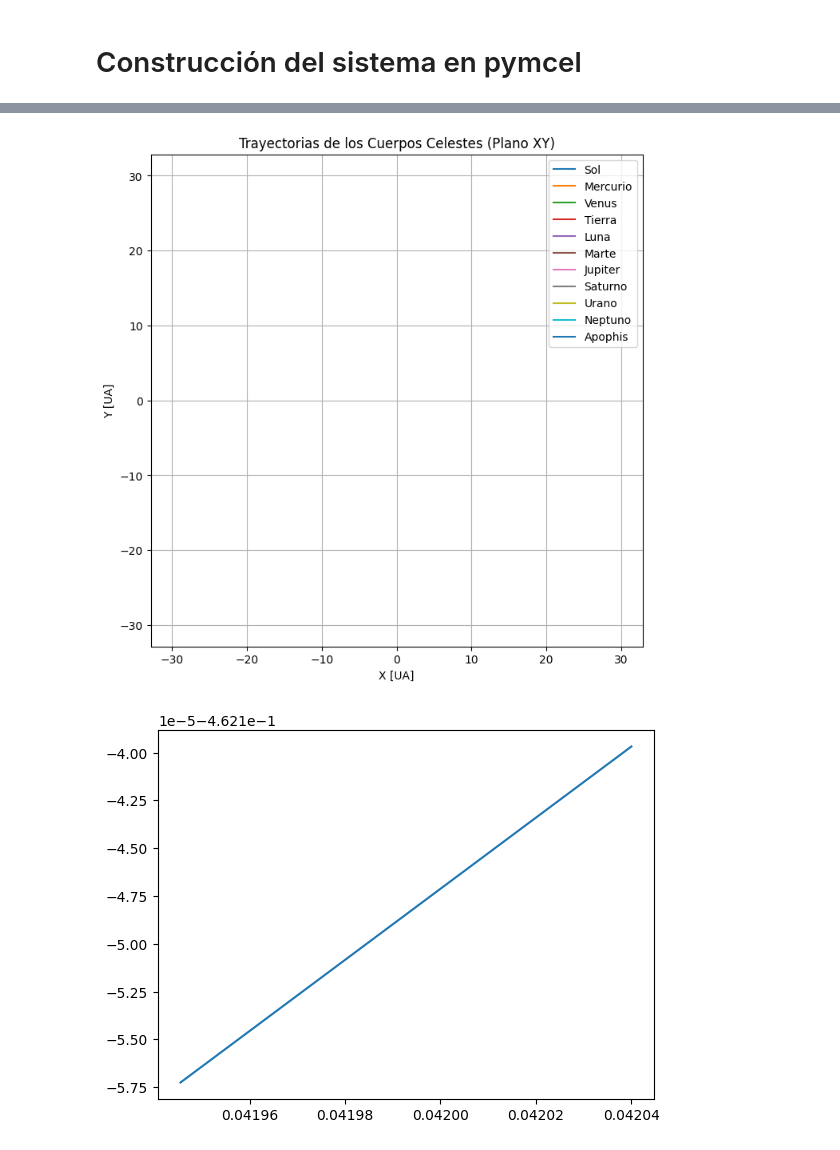
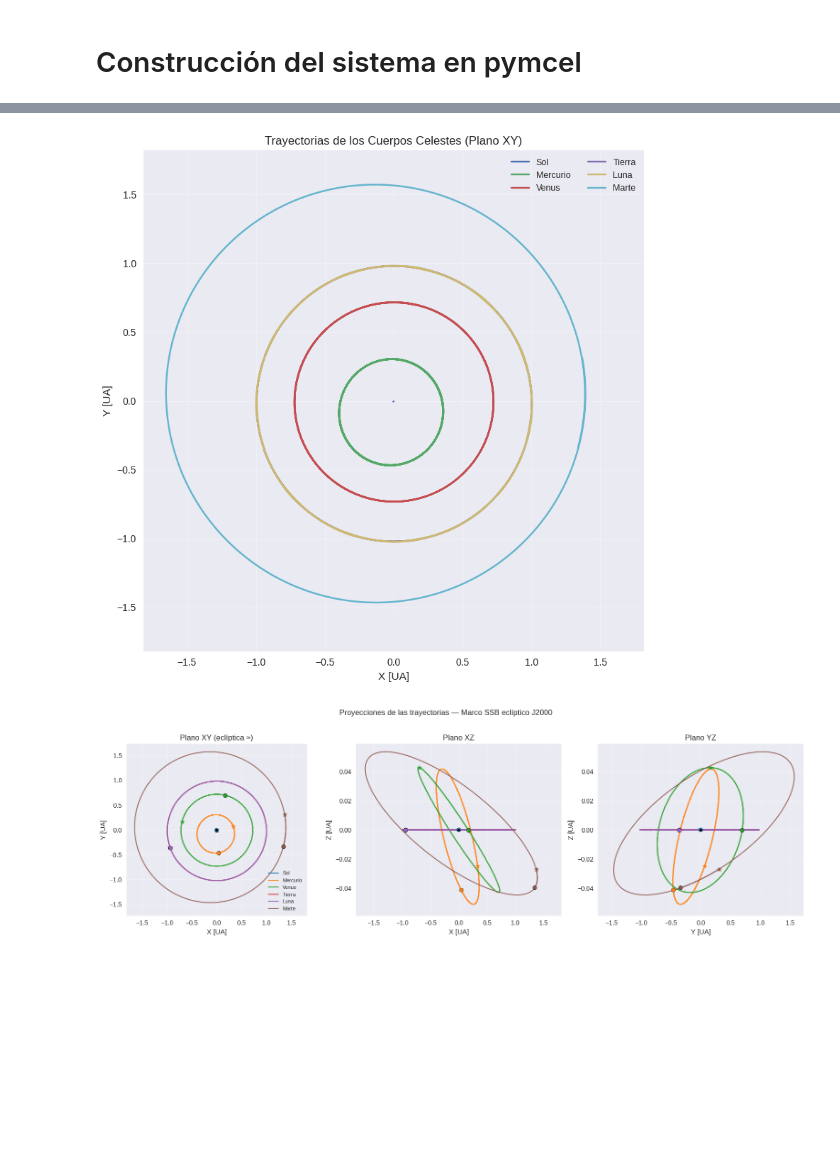
Before and after one commit to Daniel-534/Astroestadistica, a Jupyter notebook: ITM/Main.ipynb, the cells around one changed output, grey strips where cells are left out. Drawn from its saved outputs; the diff is of its cells as text; code cells hidden in the pictures; blank space fills up the shorter version.

```diff
--- a/ITM/Main.ipynb
+++ b/ITM/Main.ipynb
@@ -351,7 +353,7 @@ Apophis          4.0181e-24  [-23868943391.7092, +147962907965.2921, -8479228729
 # %%
 # Vector de tiempos
 N_PASOS = 1000
-T_FINAL = 365.0    # días
+T_FINAL = 2*365.0    # días
 ts = np.linspace(0.0, T_FINAL, N_PASOS)
 
 # Integración de N-Cuerpos con pymcel
@@ -362,7 +373,12 @@ plt.figure(figsize=(10, 8))
 
 # Calculate the maximum extent of the orbits in AU for dynamic plot limits
 max_coord = 0
-for i, nombre in enumerate(nombres_sim):
+
+# Find the index of 'Marte'
+marte_index = nombres_sim.index('Marte')
+
+# Iterate only up to and including Mars
+for i, nombre in enumerate(nombres_sim[:marte_index + 1]):
     # rs is already in AU (canonical unit system from the integration)
     r_plot_x = rs[i, :, 0]
     r_plot_y = rs[i, :, 1]
@@ -387,7 +403,7 @@ plt.gca().set_aspect('equal', adjustable='box')
 plt.tight_layout()
 plt.show()
 # %% [output]
-[figure, old version]
+[figure, new version]
 # %%
 # Proyecciones de órbitas en planos coordenados
 fig, axes = plt.subplots(1, 3, figsize=(16, 5))
@@ -396,36 +412,58 @@ planos = [
     (0, 1, 'X [UA]', 'Y [UA]', 'Plano XY (eclíptica ≈)'),
     (0, 2, 'X [UA]', 'Z [UA]', 'Plano XZ'),
     (1, 2, 'Y [UA]', 'Z [UA]', 'Plano YZ'),
 ]
 
 # Colors for each body
 colores = {nombre: plt.cm.tab10(i) for i, nombre in enumerate(nombres_sim)}
 
+# Find the index of 'Marte'
+marte_index = nombres_sim.index('Marte')
+
 for ax, (ix, iy, xl, yl, titulo) in zip(axes, planos):
-    for i, nombre in enumerate(nombres_sim):
+    max_val_x_current_plane = 0
+    max_val_y_current_plane = 0
+
+    for i, nombre in enumerate(nombres_sim[:marte_index + 1]): # Plot only up to Mars
         tray = rs[i]
         c = colores[nombre]
         ax.plot(tray[:, ix], tray[:, iy], '-', color=c, linewidth=1.5,
                 label=nombre, alpha=0.85)
         # Punto inicial
         ax.scatter(tray[0, ix], tray[0, iy], s=40, color=c,
                    edgecolors='k', linewidths=0.4, zorder=5)
         # Punto final (estrella)
-        ax.scatter(tray[-1, ix], tray[-1, iy], s=60, color=c, marker='*',
-                   zorder=5)
+        ax.scatter(tray[-1, ix], tray[-1, iy], s=60, color=c, marker='*', zorder=5)
+
+        # Update max_val_x and max_val_y for the current plane independently
+        max_val_x_current_plane = max(max_val_x_current_plane, np.max(np.abs(tray[:, ix])))
+        max_val_y_current_plane = max(max_val_y_current_plane, np.max(np.abs(tray[:, iy])))
+
+    # Set plot limits with some padding based on the current plane's max coordinates
+    plot_limit_x = max_val_x_current_plane * 1.1
+    plot_limit_y = max_val_y_current_plane * 1.1
+
+    ax.set_xlim(-plot_limit_x, plot_limit_x)
+    ax.set_ylim(-plot_limit_y, plot_limit_y)
 
     # SSB (centro en origen)
     ax.scatter(0, 0, s=25, color='k', marker='+', zorder=6)
     ax.set_xlabel(xl)
     ax.set_ylabel(yl)
     ax.set_title(titulo)
-    ax.set_aspect('equal')
-    if ax == axes[0]:
+
+    # Conditionally set aspect ratio to amplify vertical axis for XZ and YZ
+    if titulo == 'Plano XY (eclíptica ≈)':
+        ax.set_aspect('equal', adjustable='box') # Maintain equal aspect ratio for XY plane
+    else:
+        ax.set_aspect('auto', adjustable='box') # Let matplotlib automatically adjust for XZ and YZ
+
+    if ax == axes[0]: # Add legend only to the first subplot
         ax.legend(fontsize=8, loc='best')
     ax.grid(True, alpha=0.3)
 
 plt.suptitle('Proyecciones de las trayectorias — Marco SSB eclíptico J2000', fontsize=12, y=1.02)
 plt.tight_layout()
 plt.show()
 # %% [output]
-[figure, old version]
+[figure, new version]
```
Also changed, not shown: parts of 3 cells of this notebook.
